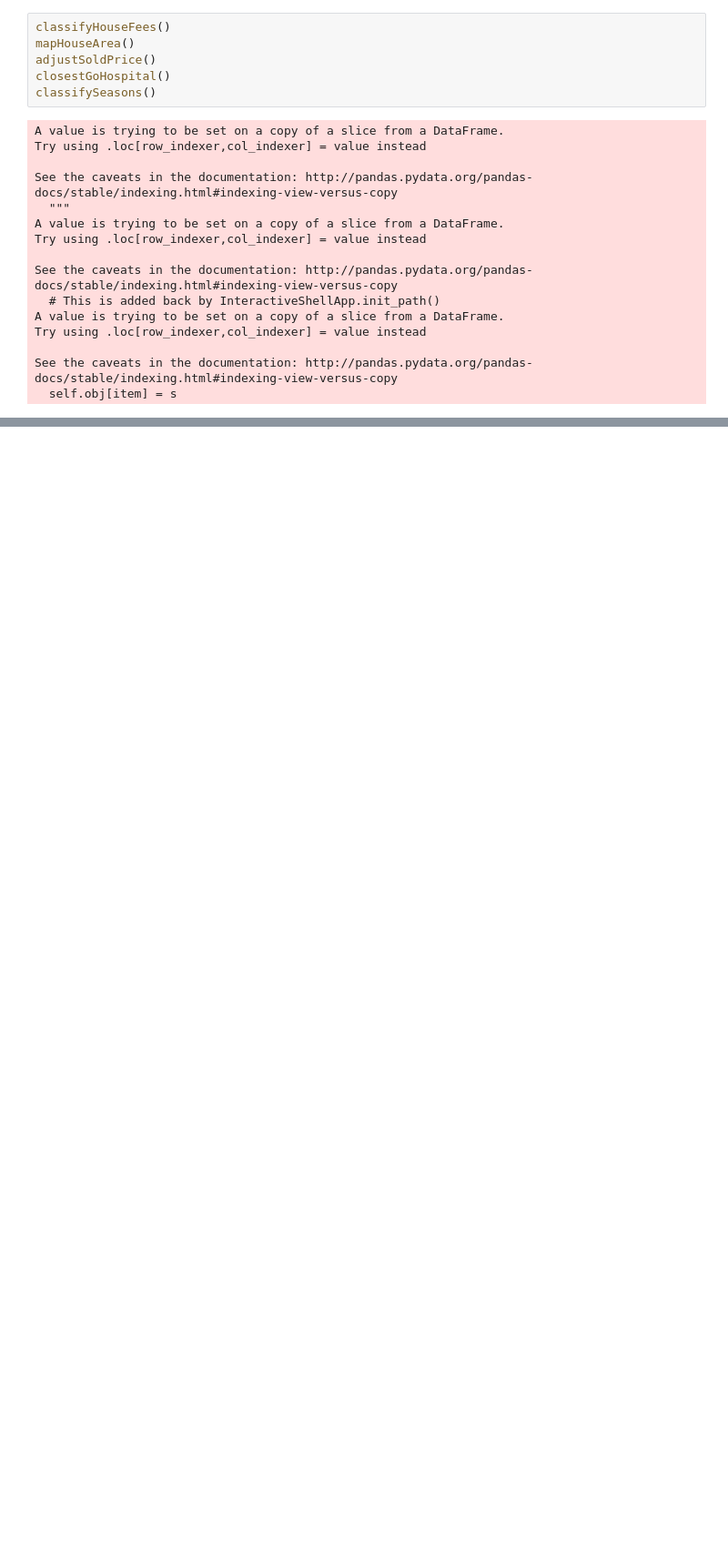
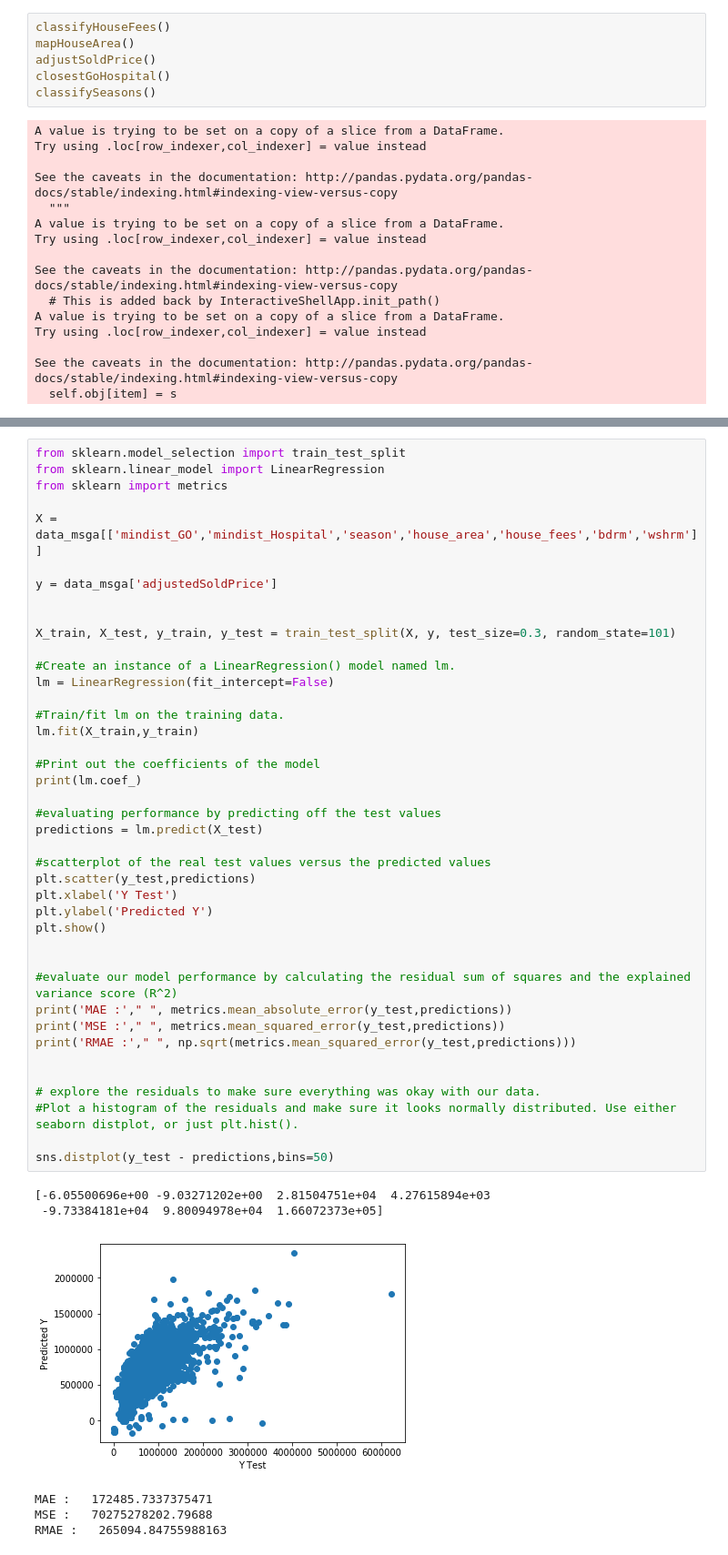
Before and after one commit to khaledalnajjar/SCS3250, a Jupyter notebook: groupprojectLatest.ipynb, the cells around one changed output, grey strips where cells are left out. Shown at 91% size. Drawn from its saved outputs; the diff is of its cells as text; blank space fills up the shorter version.

```diff
--- a/groupprojectLatest.ipynb
+++ b/groupprojectLatest.ipynb
@@ -192,0 +202,48 @@ plt.plot(data_msga['Date'],data_msga['adjustedSoldPrice'],'r-o')
+# %%
+from sklearn.model_selection import train_test_split
+from sklearn.linear_model import LinearRegression
+from sklearn import metrics
+
+X = data_msga[['mindist_GO','mindist_Hospital','season','house_area','house_fees','bdrm','wshrm']]
+
+y = data_msga['adjustedSoldPrice']
+
+
+X_train, X_test, y_train, y_test = train_test_split(X, y, test_size=0.3, random_state=101)
+
+#Create an instance of a LinearRegression() model named lm.
+lm = LinearRegression(fit_intercept=False)
+
+#Train/fit lm on the training data.
+lm.fit(X_train,y_train)
+
+#Print out the coefficients of the model
+print(lm.coef_)
+
+#evaluating performance by predicting off the test values
+predictions = lm.predict(X_test)
+
+#scatterplot of the real test values versus the predicted values
+plt.scatter(y_test,predictions)
+plt.xlabel('Y Test')
+plt.ylabel('Predicted Y')
+plt.show()
+
+
+#evaluate our model performance by calculating the residual sum of squares and the explained variance score (R^2)
+print('MAE :'," ", metrics.mean_absolute_error(y_test,predictions))
+print('MSE :'," ", metrics.mean_squared_error(y_test,predictions))
+print('RMAE :'," ", np.sqrt(metrics.mean_squared_error(y_test,predictions)))
+
+
+# explore the residuals to make sure everything was okay with our data.
+#Plot a histogram of the residuals and make sure it looks normally distributed. Use either seaborn distplot, or just plt.hist().
+
+sns.distplot(y_test - predictions,bins=50)
+# %% [output]
+[-6.05500696e+00 -9.03271202e+00  2.81504751e+04  4.27615894e+03
+ -9.73384181e+04  9.80094978e+04  1.66072373e+05]
+[figure, added]
+MAE :   172485.7337375471
+MSE :   70275278202.79688
+RMAE :   265094.84755988163
```
Also changed, not shown: parts of 7 cells of this notebook.
